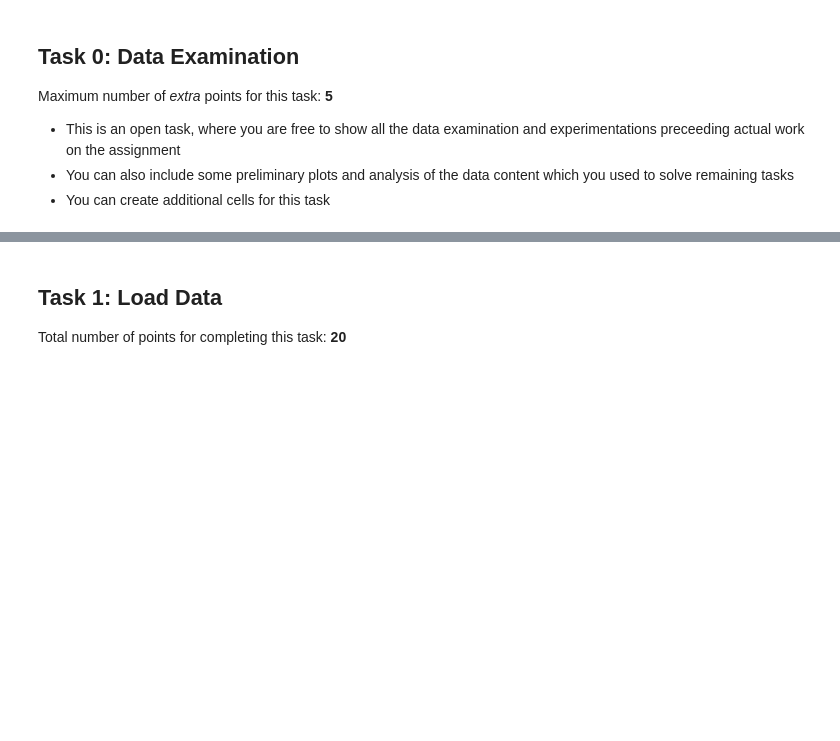
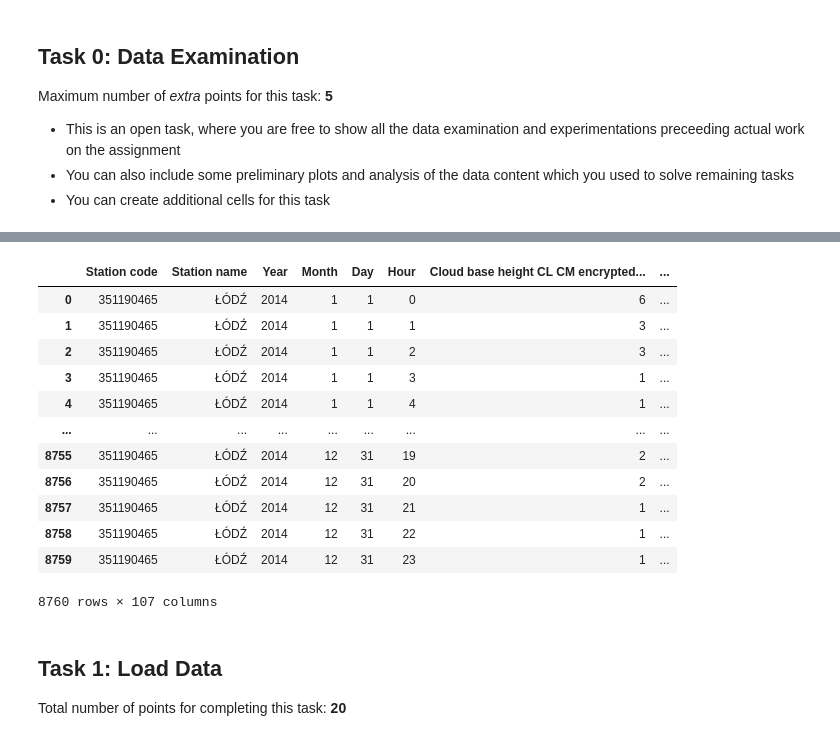
Before and after one commit to GenosW/DOPP, a Jupyter notebook: homework/ex2/exercise_2.ipynb, the cells around one changed output, grey strips where cells are left out. Drawn from its saved outputs; the diff is of its cells as text; code cells hidden in the pictures; blank space fills up the shorter version.

```diff
--- a/homework/ex2/exercise_2.ipynb
+++ b/homework/ex2/exercise_2.ipynb
@@ -79,3 +100,22 @@ Maximum number of *extra* points for this task: **5**
+# %%
+
+data_glob = glob.glob("data/weather/*.csv")
+test_weather_file = data_glob[0]
+pd.read_csv(test_weather_file, names=header)
+# %% [output]
+|  | Station code | Station name | Year | Month | Day | Hour | Cloud base height CL CM encrypted... | ... |
+| 0 | 351190465 | ŁÓDŹ | 2014 | 1 | 1 | 0 | 6 | ... |
+| 1 | 351190465 | ŁÓDŹ | 2014 | 1 | 1 | 1 | 3 | ... |
+| 2 | 351190465 | ŁÓDŹ | 2014 | 1 | 1 | 2 | 3 | ... |
+| 3 | 351190465 | ŁÓDŹ | 2014 | 1 | 1 | 3 | 1 | ... |
+| 4 | 351190465 | ŁÓDŹ | 2014 | 1 | 1 | 4 | 1 | ... |
+| ... | ... | ... | ... | ... | ... | ... | ... | ... |
+| 8755 | 351190465 | ŁÓDŹ | 2014 | 12 | 31 | 19 | 2 | ... |
+| 8756 | 351190465 | ŁÓDŹ | 2014 | 12 | 31 | 20 | 2 | ... |
+| 8757 | 351190465 | ŁÓDŹ | 2014 | 12 | 31 | 21 | 1 | ... |
+| 8758 | 351190465 | ŁÓDŹ | 2014 | 12 | 31 | 22 | 1 | ... |
+| 8759 | 351190465 | ŁÓDŹ | 2014 | 12 | 31 | 23 | 1 | ... |
+8760 rows × 107 columns
 # %% [markdown]
 ## Task 1: Load Data
 
```
Also changed, not shown: parts of 10 cells of this notebook.
